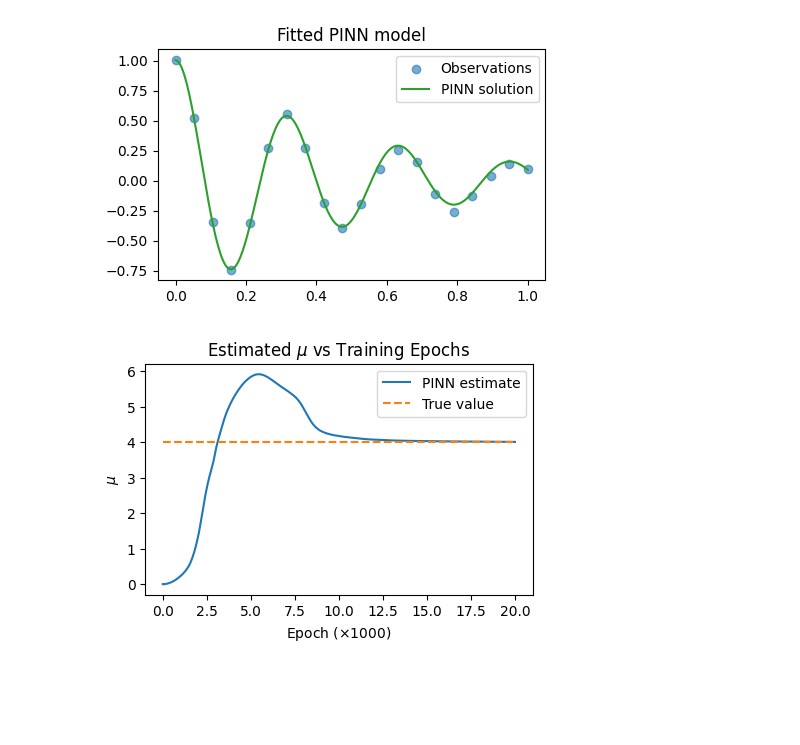
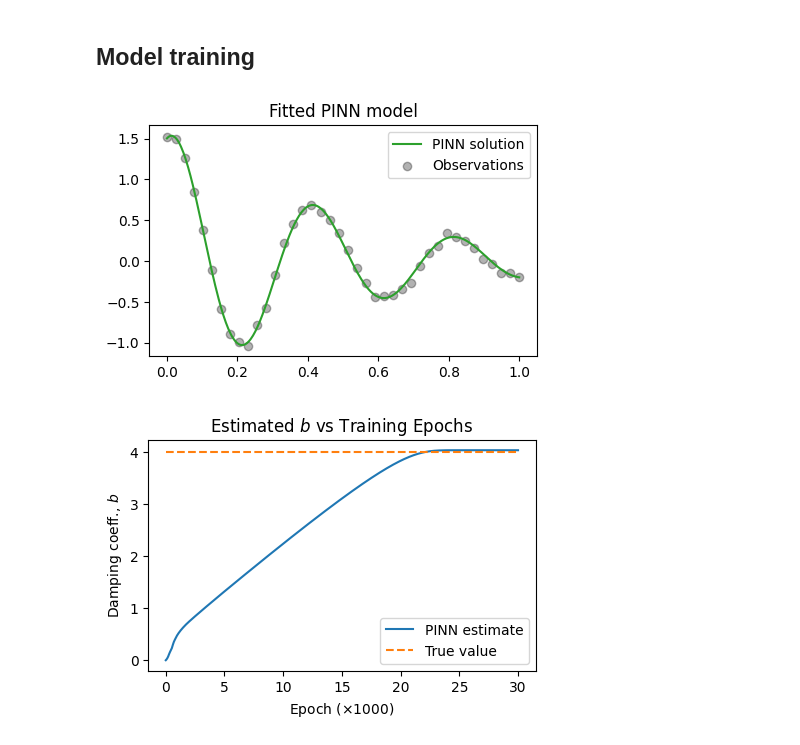
Before and after one commit to Gijinkstra/EstimationTheoryNotebooks, a Jupyter notebook: neural/pinn.ipynb, the cells around one changed output. Saved outputs shown, nothing was run; the diff lists cells and outputs as text; code cells hidden in the pictures; blank space fills up the shorter version.

Commit message:
PINN updated

```diff
--- a/neural/pinn.ipynb
+++ b/neural/pinn.ipynb
@@ -33,22 +65,29 @@ class FullyConnectedNN(nn.Module):
 # first, create some noisy observational data
 torch.manual_seed(123)
 
-d, w0 = 2, 20
-mu_true = 2*d
-n_observations = 20
+# Parameters
+m = 1 # mass
+b = 4 # damping coeff
+k = 250 # spring constant
+y0 = 1.5 # initial displacement
+v0 = 5 # initial velocity
 
 # Exact solution
-t_test = torch.linspace(0,1,300).view(-1,1)
-u_exact = exact_solution(d, w0, t_test)
+t_test = torch.linspace(0, 1, 300).view(-1, 1)
+u_exact = spring_solution(t_test, m, b, k, y0, v0)
 
 # Noisy Observations
-noise_level = 0.02
+n_observations = 40
+noise_level = 0.04
 t_obs = torch.linspace(0,1,n_observations).view(-1,1)
-u_obs = exact_solution(d, w0, t_obs) + noise_level*torch.randn_like(t_obs)
+u_obs = spring_solution(t_obs, m, b, k, y0, v0) + noise_level * torch.randn_like(t_obs)
 
 plt.figure(figsize=(5,3))
 plt.title("Noisy observational data")
-plt.scatter(t_obs[:,0], u_obs[:,0])
 plt.plot(t_test[:,0], u_exact[:,0], label="Exact solution", color="tab:grey", alpha=0.6)
+plt.scatter(t_obs[:,0], u_obs[:,0], label="Observations", alpha=0.3)
+plt.xlabel("Time, $t$")
+plt.ylabel("System response")
+plt.legend()
 plt.show()
 # %% [output]
@@ -67,43 +117,41 @@ def lossfun(pinn_model, t_physics, t_observations, u_observations, lambda_obs):
+# %% [markdown]
+## Model training
 # %%
 torch.manual_seed(123)
-pinn = FullyConnectedNN([32, 128, 32])
+pinn = FullyConnectedNN([32, 64, 128, 64, 32])
 t_physics = torch.linspace(0, 1, 50).view(-1,1).requires_grad_(True)
-
-# Known parameters
-w0 = 20
-k = w0**2
-lambda1 = 1e4
-n_epochs = 20000
+lam = 1.5e4
+n_epochs = 35000
 
 # treat mu as a learnable parameter
-mu = nn.Parameter(torch.zeros(1, requires_grad=True))
-mu_cache = torch.zeros(n_epochs)
+b_param = nn.Parameter(torch.zeros(1, requires_grad=True))
+b_cache, loss_cache = torch.zeros(n_epochs), torch.zeros((n_epochs, 3))
 
 # add mu to the optimiser
-optimiser = torch.optim.Adam(list(pinn.parameters())+[mu], lr=1e-3)
+optimiser = torch.optim.Adam( list(pinn.parameters()) + [b_param], lr=0.0002)
 for i in tqdm(range(n_epochs), desc="Training PINN"):
+    loss, loss_ode, loss_obs = lossfun(pinn, t_physics, t_obs, u_obs, lam, m, b_param, k)
     optimiser.zero_grad()
-    loss = lossfun(pinn, t_physics, t_obs, u_obs, lambda1)
     loss.backward()
     optimiser.step()
-    mu_cache[i] = mu.item()
+    b_cache[i] = b_param.item(); loss_cache[i, :] = torch.tensor([ loss.item(), loss_ode.item(), loss_obs.item()])
 # %%
 u = pinn(t_test).detach()
 plt.figure(figsize=(5, 3))
-plt.scatter(t_obs[:,0], u_obs[:,0], label="Observations", alpha=0.6)
 plt.plot(t_test[:,0], u[:,0], label="PINN solution", color="tab:green")
+plt.scatter(t_obs[:,0], u_obs[:,0], color='black', label="Observations", alpha=0.3)
 plt.title("Fitted PINN model")
 plt.legend()
 plt.show()
 # %% [output]
-[figure, old version]
+[figure, new version]
 # %%
 plt.figure(figsize=(5, 3))
-plt.title("Estimated $\\mu$ vs Training Epochs")
-plt.plot(np.arange(n_epochs)/1000, mu_cache, label="PINN estimate")
-plt.plot([0, n_epochs/1000], [2*d, 2*d], '--', label="True value")
+plt.title("Estimated $b$ vs Training Epochs")
+plt.plot(np.arange(n_epochs)/1000, b_cache, label="PINN estimate")
+plt.plot([0, n_epochs/1000], [b, b], '--', label="True value")
 plt.legend()
-plt.xlabel("Epoch ($\\times 1000$)"); plt.ylabel("$\\mu$")
+plt.xlabel("Epoch ($\\times 1000$)"); plt.ylabel("Damping coeff., $b$")
 plt.show()
 # %% [output]
-[figure, old version]
+[figure, new version]
```
Also changed, not shown: parts of 13 cells of this notebook.
